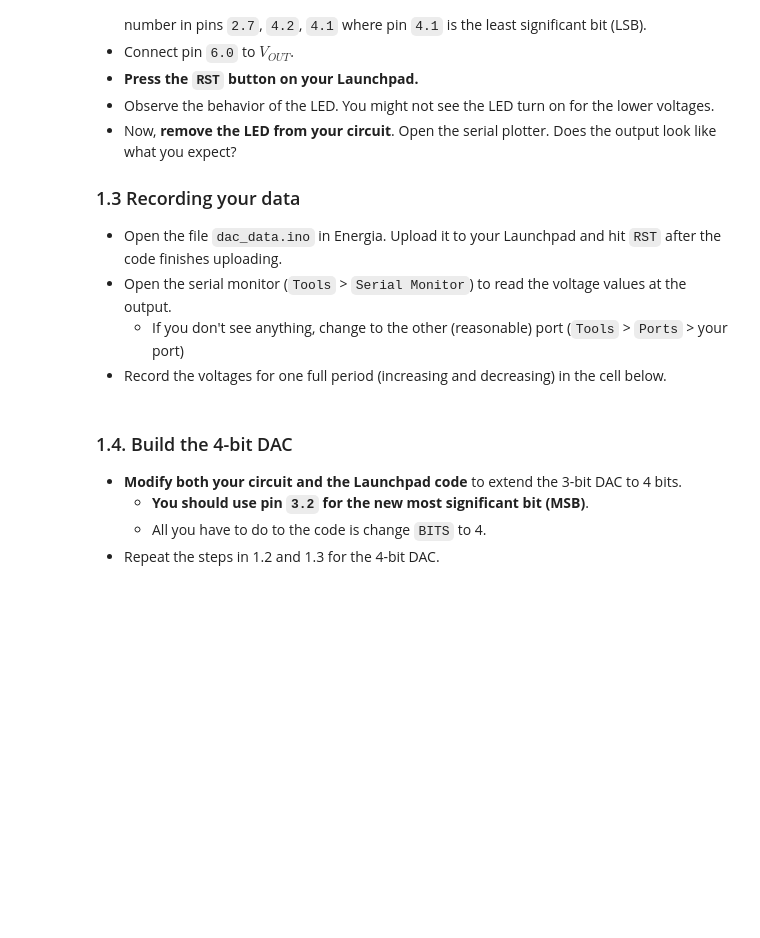
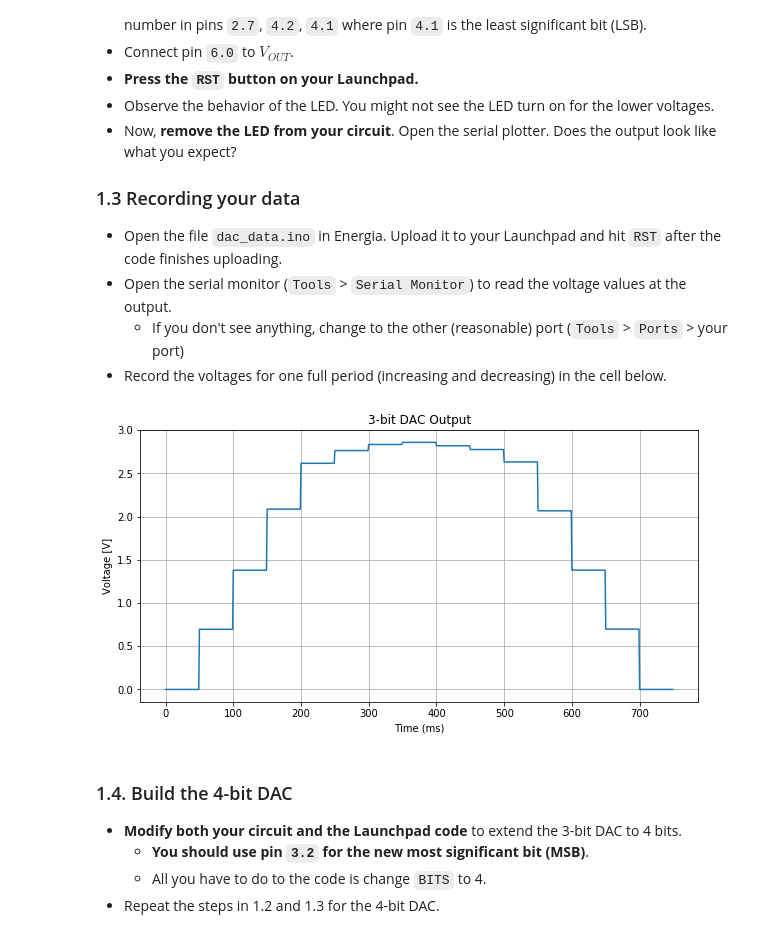
Before and after one commit to SmurphySean/EECS-16B, a Jupyter notebook: lab2/lab2/lab2-dac-adc.ipynb, the cells around one changed output. Cells and saved outputs as stored; diff of their text form; code cells hidden in the pictures; blank space fills up the shorter version.

```diff
--- a/lab2/lab2/lab2-dac-adc.ipynb
+++ b/lab2/lab2/lab2-dac-adc.ipynb
@@ -89,19 +89,21 @@ Use the diagram below to build a 3-bit DAC using the $1K\Omega$ and $2 K\Omega$
 import numpy as np
 import matplotlib.pyplot as plt
 # %%
-delay =  # your delay (in milliseconds) -- make it a value between 5 and 100
+delay =  50 # your delay (in milliseconds) -- make it a value between 5 and 100
 
-voltages = [] #fill in voltages here
+voltages = [0.0000000000,0.6963359832,1.3790981769,2.0861816406,2.6163654327,2.7638084888,2.8341606140,2.8586442947,2.8192785263,2.7756421566,2.6317434310,2.0668339729,1.3804085254,0.6979923248,0.0000000000] #fill in voltages here
 
 #Plot Outputs
 plt.figure(figsize=(10,5))
 plt.grid()
 vplot = np.concatenate([np.repeat(v,delay) for v in voltages])
 plt.plot(vplot)
 plt.xlabel("Time (ms)")
 plt.ylabel("Voltage [V]")
 plt.title("3-bit DAC Output")
 plt.show()
+# %% [output]
+[figure, added]
 # %% [markdown]
 ### 1.4. Build the 4-bit DAC
 - **Modify both your circuit and the Launchpad code** to extend the 3-bit DAC to 4 bits.
```
Also changed, not shown: parts of 22 cells of this notebook, 1 other file.
